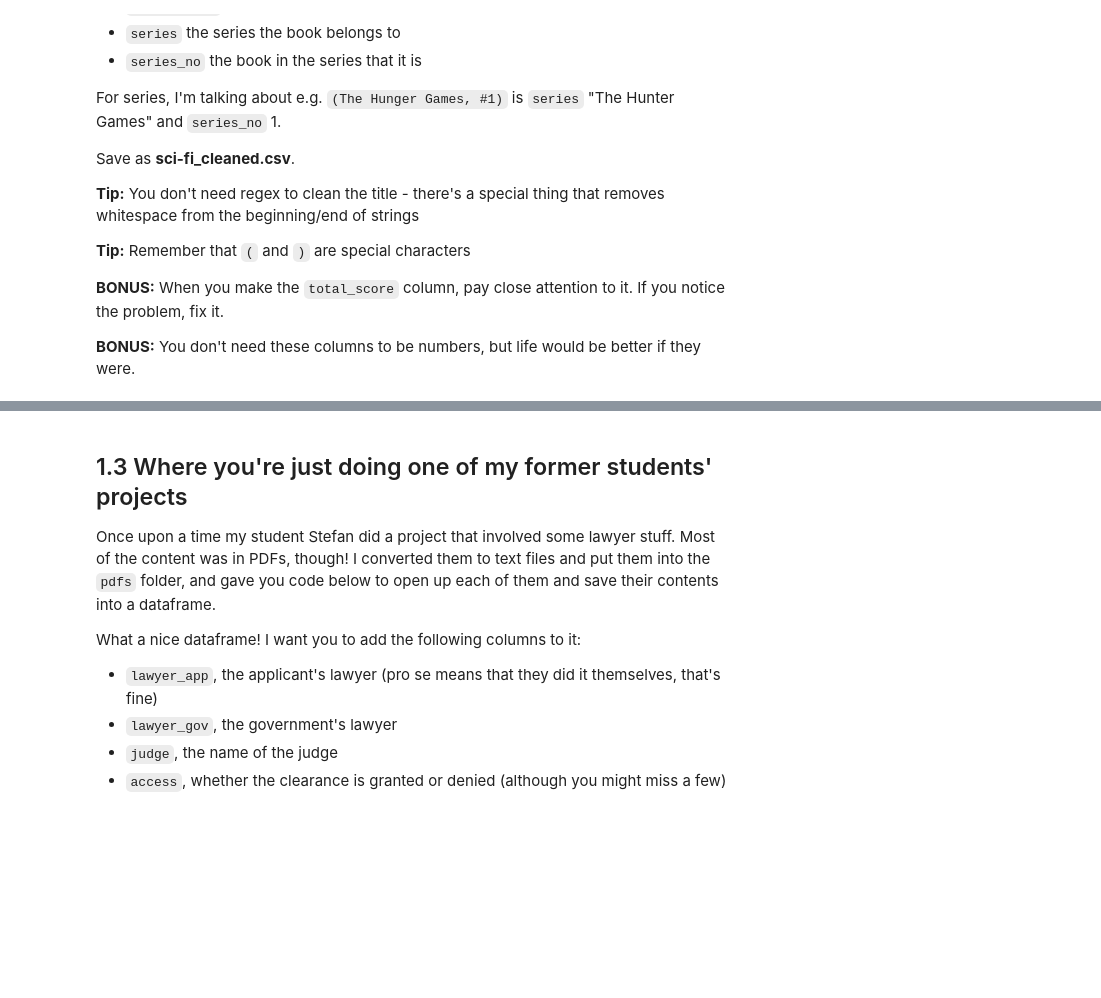
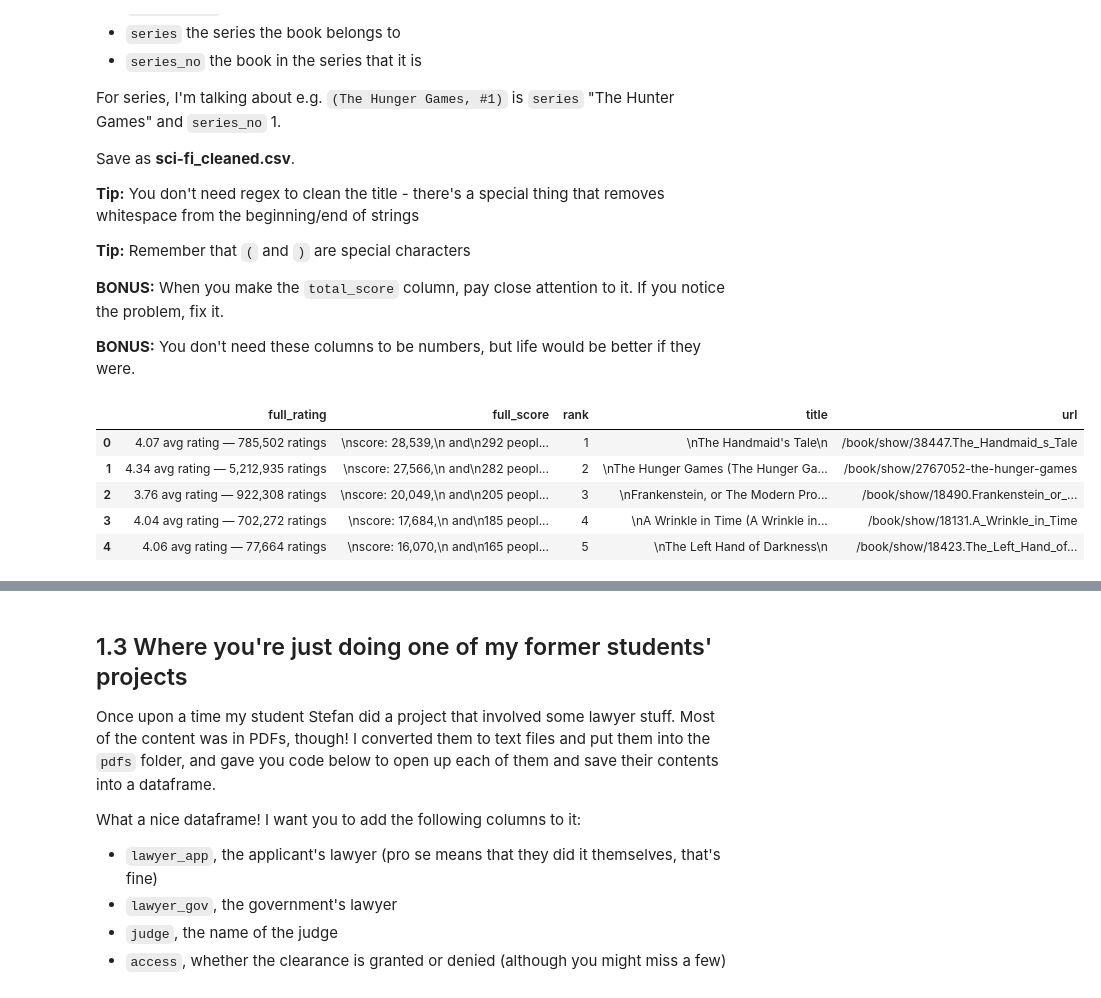
Before and after one commit to xeophin/lede-foundations, a Jupyter notebook: 10-homework/10 - Homework - Regular Expressions.ipynb, the cells around one changed output, grey strips where cells are left out. Cells and saved outputs as stored; diff of their text form; code cells hidden in the pictures; blank space fills up the shorter version.

```diff
--- a/10-homework/10 - Homework - Regular Expressions.ipynb
+++ b/10-homework/10 - Homework - Regular Expressions.ipynb
@@ -177,3 +177,13 @@ Save as **sci-fi_cleaned.csv**.
 **BONUS:** When you make the `total_score` column, pay close attention to it. If you notice the problem, fix it.
 
 **BONUS:** You don't need these columns to be numbers, but life would be better if they were.
+# %%
+df_scifi = pd.read_csv('10-homework/scraped/sci-fi.csv')
+df_scifi.head()
+# %% [output]
+|  | full_rating | full_score | rank | title | url |
+| 0 | 4.07 avg rating — 785,502 ratings | \nscore: 28,539,\n and\n292 peopl... | 1 | \nThe Handmaid's Tale\n | /book/show/38447.The_Handmaid_s_Tale |
+| 1 | 4.34 avg rating — 5,212,935 ratings | \nscore: 27,566,\n and\n282 peopl... | 2 | \nThe Hunger Games (The Hunger Ga... | /book/show/2767052-the-hunger-games |
+| 2 | 3.76 avg rating — 922,308 ratings | \nscore: 20,049,\n and\n205 peopl... | 3 | \nFrankenstein, or The Modern Pro... | /book/show/18490.Frankenstein_or_... |
+| 3 | 4.04 avg rating — 702,272 ratings | \nscore: 17,684,\n and\n185 peopl... | 4 | \nA Wrinkle in Time (A Wrinkle in... | /book/show/18131.A_Wrinkle_in_Time |
+| 4 | 4.06 avg rating — 77,664 ratings | \nscore: 16,070,\n and\n165 peopl... | 5 | \nThe Left Hand of Darkness\n | /book/show/18423.The_Left_Hand_of... |
```
Also changed, not shown: parts of 4 cells of this notebook.
